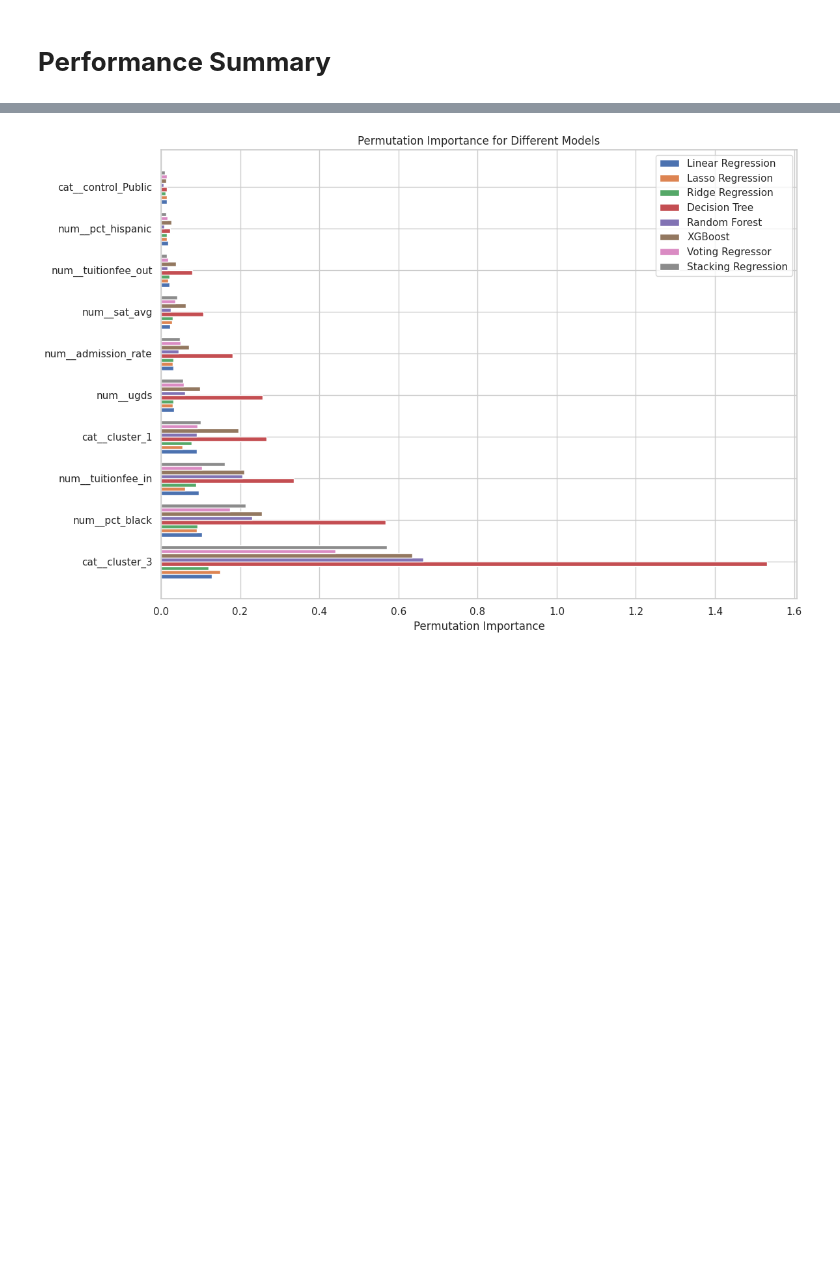
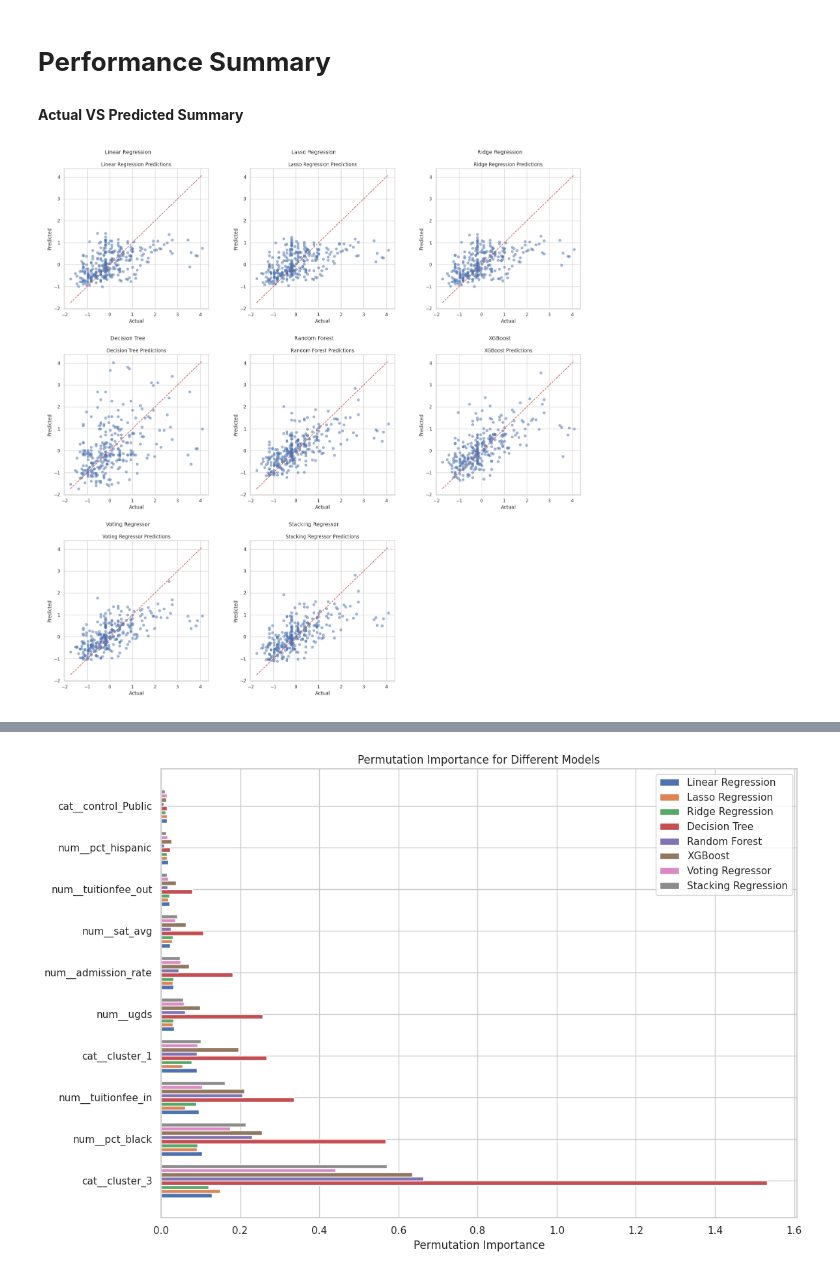
Before and after one commit to ruangkawprc/Applied-Data-Science-Final-Project, a Jupyter notebook: supervised_model.ipynb, the cells around one changed output, grey strips where cells are left out. Cells and saved outputs as stored; diff of their text form; code cells hidden in the pictures; blank space fills up the shorter version.

```diff
--- a/supervised_model.ipynb
+++ b/supervised_model.ipynb
@@ -480,3 +486,46 @@ Permutation Importances
 8                        num__pct_asian    0.009230
 # %% [markdown]
 # **Performance Summary**
+# %% [markdown]
+**Actual VS Predicted Summary**
+# %%
+import matplotlib.pyplot as plt
+import matplotlib.image as mpimg
+import os
+
+def combine_actual_vs_predicted_plots(save_dir='plots'):
+    # Desired order of models
+    model_order = [
+        "Linear Regression", "Lasso Regression", "Ridge Regression",
+        "Decision Tree", "Random Forest", "XGBoost",
+        "Voting Regressor", "Stacking Regressor"
+    ]
+
+    # Match plot files in the specified order
+    plot_files = []
+    for model in model_order:
+        filename = model + "_actual_vs_predicted.png"
+        if filename in os.listdir(save_dir):
+            plot_files.append(filename)
+
+    num_plots = len(plot_files)
+    num_rows, num_cols = 3, 3  # 3x3 grid
+
+    fig, axes = plt.subplots(num_rows, num_cols, figsize=(15, 15))
+    axes = axes.flatten()
+
+    for i in range(num_rows * num_cols):
+        if i < num_plots:
+            img_path = os.path.join(save_dir, plot_files[i])
+            img = mpimg.imread(img_path)
+            axes[i].imshow(img)
+            axes[i].set_title(model_order[i], fontsize=10)
+        axes[i].axis('off')
+
+    plt.tight_layout()
+    plt.show()
+
+# Run the function
+combine_actual_vs_predicted_plots('plots')
+# %% [output]
+[figure, added]
```
Also changed, not shown: parts of 6 cells of this notebook, 10 other files.
